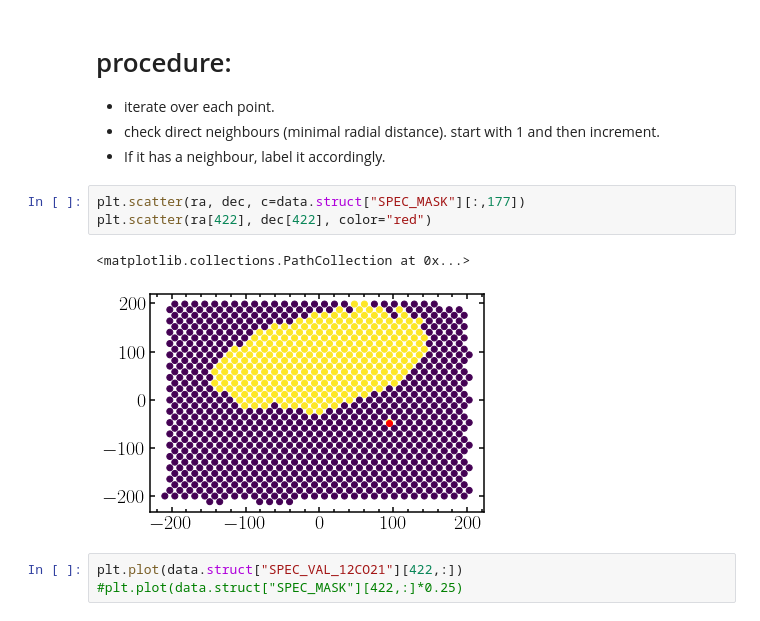
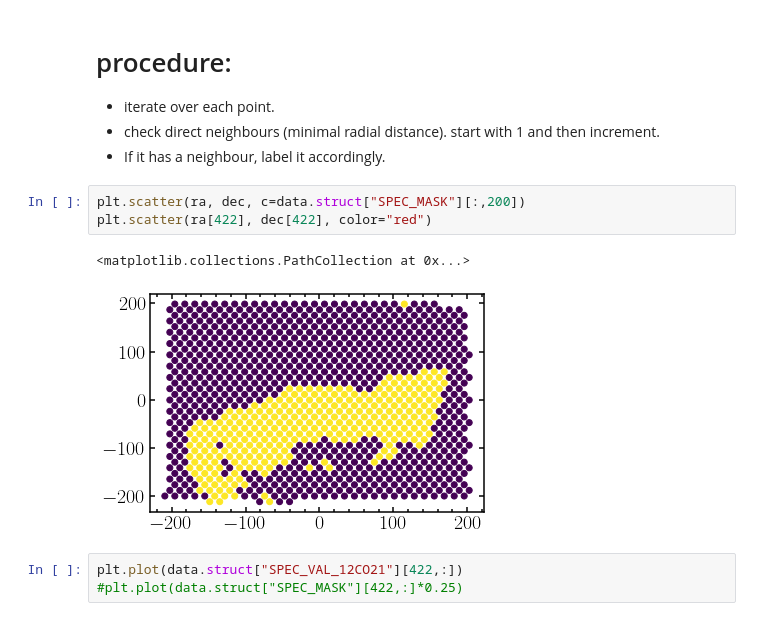
Before and after one commit to AG-Bigiel/PyStructure-dev, a Jupyter notebook: PyStructure_v3/Improve_PyStructure.ipynb, the cells around one changed output. Drawn from its saved outputs; the diff is of its cells as text.

```diff
--- a/PyStructure_v3/Improve_PyStructure.ipynb
+++ b/PyStructure_v3/Improve_PyStructure.ipynb
@@ -56,11 +52,11 @@ data.struct["SPEC_DESC_SHUFF12CO10"]
 * check direct neighbours (minimal radial distance). start with 1 and then increment.
 * If it has a neighbour, label it accordingly.
 # %%
-plt.scatter(ra, dec, c=data.struct["SPEC_MASK"][:,177])
+plt.scatter(ra, dec, c=data.struct["SPEC_MASK"][:,200])
 plt.scatter(ra[422], dec[422], color="red")
 # %% [output]
 <matplotlib.collections.PathCollection at 0x...>
-[figure, old version]
+[figure, new version]
 # %%
 plt.plot(data.struct["SPEC_VAL_12CO21"][422,:])
 #plt.plot(data.struct["SPEC_MASK"][422,:]*0.25)
```
Also changed, not shown: parts of 8 cells of this notebook, 1 other file.
